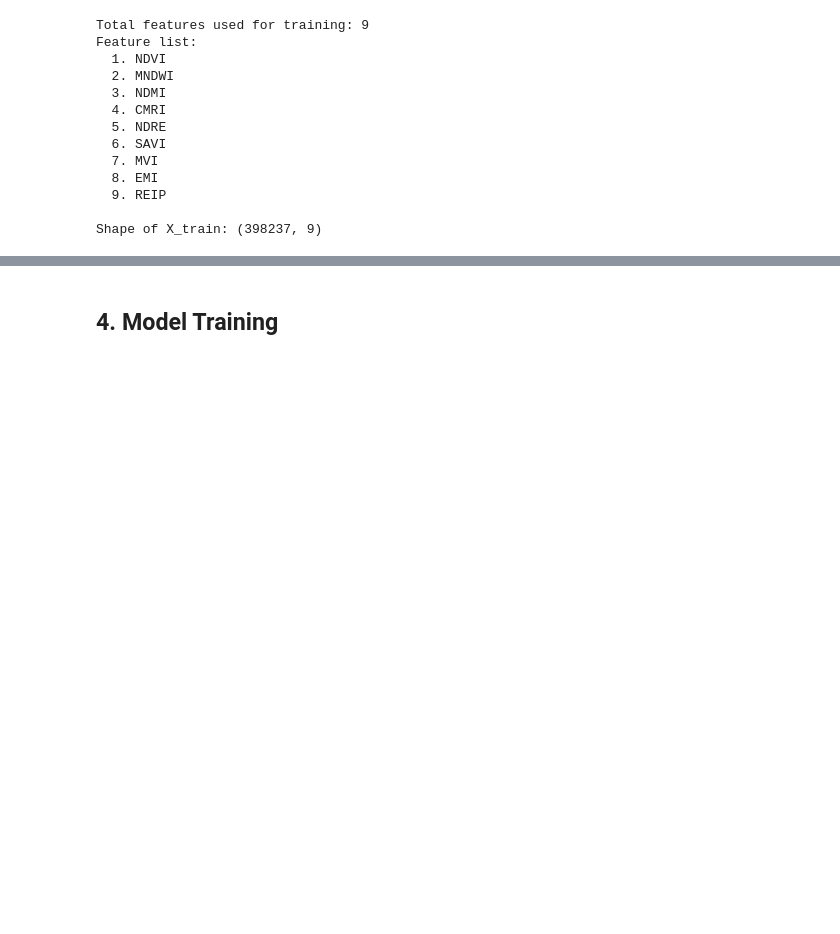
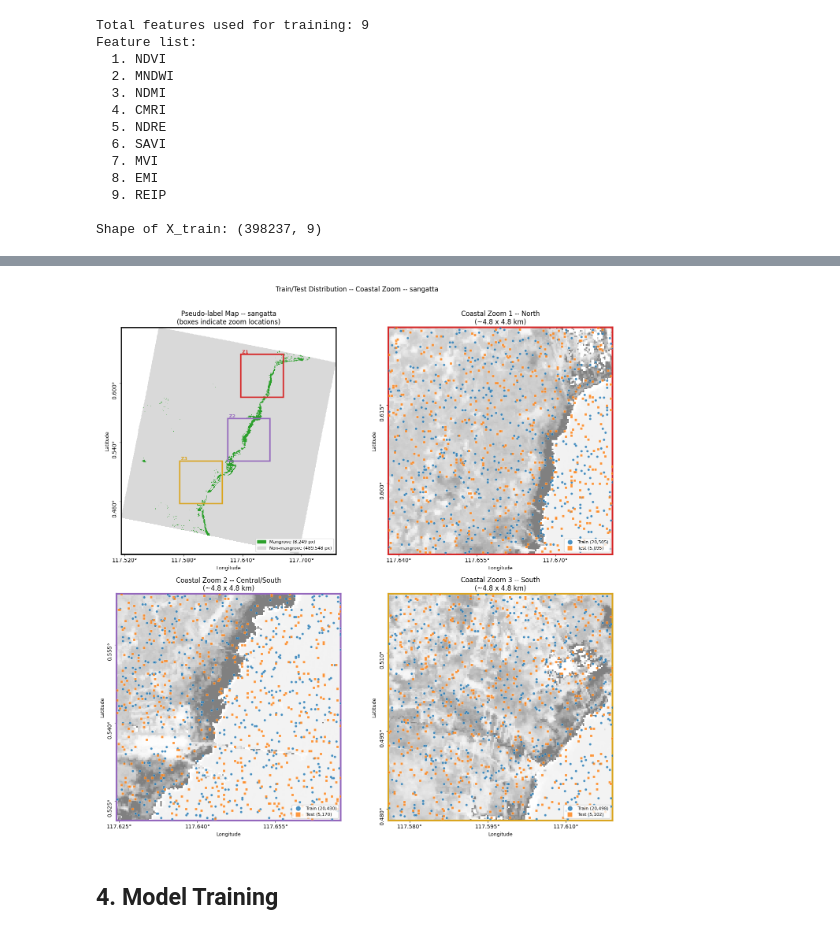
Before and after one commit to mwahyur46/tanager-mangrove-mapping, a Jupyter notebook: notebooks/02_classification.ipynb, the cells around one changed output, grey strips where cells are left out. Drawn from its saved outputs; the diff is of its cells as text; code cells hidden in the pictures; blank space fills up the shorter version.

```diff
--- a/notebooks/02_classification.ipynb
+++ b/notebooks/02_classification.ipynb
@@ -419,9 +442,9 @@ ax_zooms = [axes[0, 1], axes[1, 0], axes[1, 1]]
 # --- Main map: full pseudo-label extent ---
 _img_main, _ext_main = reproject_array_to_4326(label_vis, data['crs'], data['transform'])
 ax_main.imshow(_img_main, extent=_ext_main, origin='upper',
-               cmap=cmap_label, vmin=0, vmax=1, interpolation='none')
+               cmap=cmap_label, vmin=0, vmax=1, interpolation='none', zorder=2)
 ax_main.set_aspect('equal')
-_add_basemap(ax_main)
+add_basemap(ax_main, CARTO_KEY)
 ax_main.set_title(f'Pseudo-label Map -- {SITE}\n(boxes indicate zoom locations)')
 format_map_axes(ax_main, fontsize=9)
 ax_main.legend(handles=[
@@ -458,9 +481,9 @@ for i, ((cr, cc), ax_z, color, title) in enumerate(
     # Background: MVI slice reprojected to 4326
     _mvi_slice = np.clip(indices['MVI'][r0:r1, c0:c1], 0, 5).astype('float32')
     _mvi_img, _mvi_ext = reproject_array_to_4326(_mvi_slice, data['crs'], win_transform)
-    ax_z.imshow(_mvi_img, extent=_mvi_ext, origin='upper', cmap='Greys', alpha=0.5)
+    ax_z.imshow(_mvi_img, extent=_mvi_ext, origin='upper', cmap='Greys', alpha=0.5, zorder=2)
     ax_z.set_aspect(1 / np.cos(np.radians((_mvi_ext[2] + _mvi_ext[3]) / 2)))
-    _add_basemap(ax_z)
+    add_basemap(ax_z, CARTO_KEY)
 
     MAX_ZOOM = 500
     rng_zoom = np.random.RandomState(42)
@@ -482,7 +505,7 @@ for i, ((cr, cc), ax_z, color, title) in enumerate(
         ax_z.scatter(lons_w, lats_w, c=pt_color, s=20, alpha=0.8,
                      linewidths=0.3, edgecolors='white',
                      label=f'{label_txt} ({in_window.sum():,})',
-                     marker=marker)
+                     marker=marker, zorder=3)
 
     ax_z.set_title(f'{title}\n(~{(r1-r0)*30/1000:.1f} x {(c1-c0)*30/1000:.1f} km)')
     format_map_axes(ax_z, fontsize=9, spine_color=color, spine_width=3)
@@ -491,5 +514,6 @@ for i, ((cr, cc), ax_z, color, title) in enumerate(
 plt.suptitle(f'Train/Test Distribution -- Coastal Zoom -- {SITE}', y=1.01)
 plt.tight_layout()
 plt.savefig(OUT_FIGURES / f'pseudo_label_zoom_{SITE}_{SCENE_ID}.png',
-            dpi=150)#, bbox_inches='tight')
+            dpi=300)#, bbox_inches='tight')
 plt.show()
+# %% [output]
@@ -496,3 +524,4 @@ plt.show()
+[figure, added]
 # %% [markdown]
 ## 4. Model Training
 # %%
```
Also changed, not shown: parts of 13 cells of this notebook, 5 other files.
